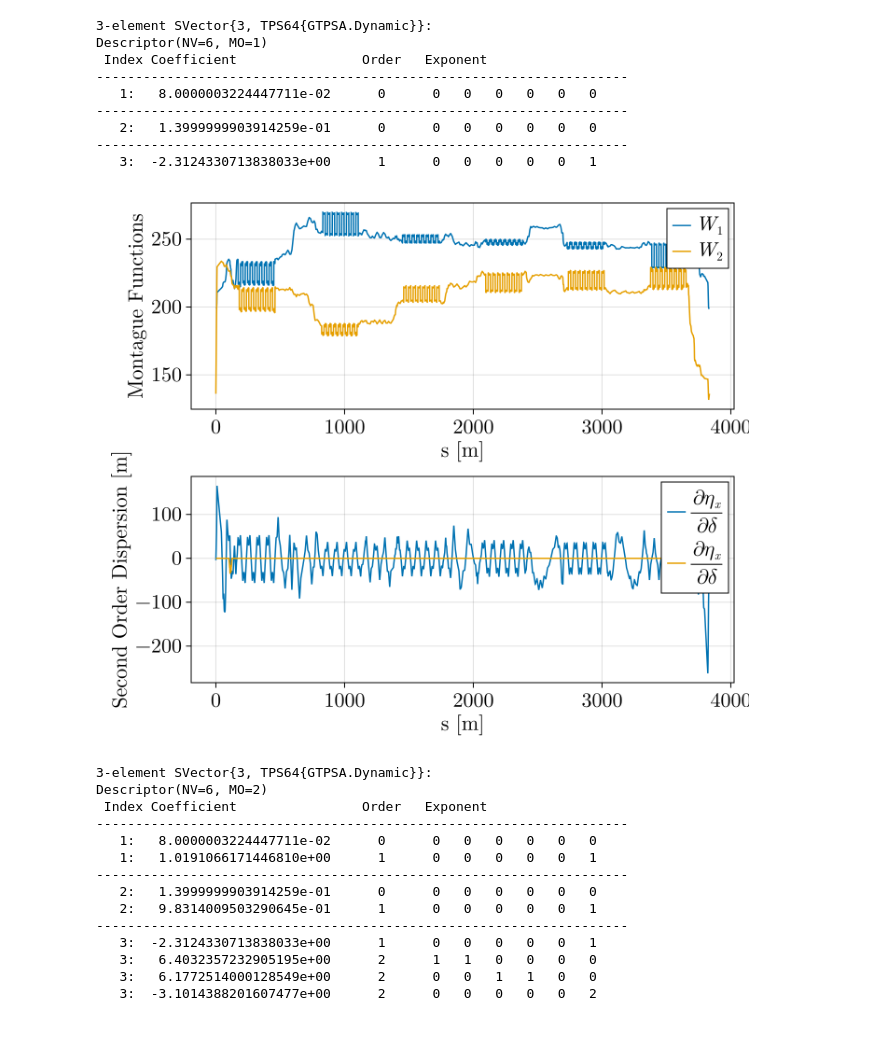
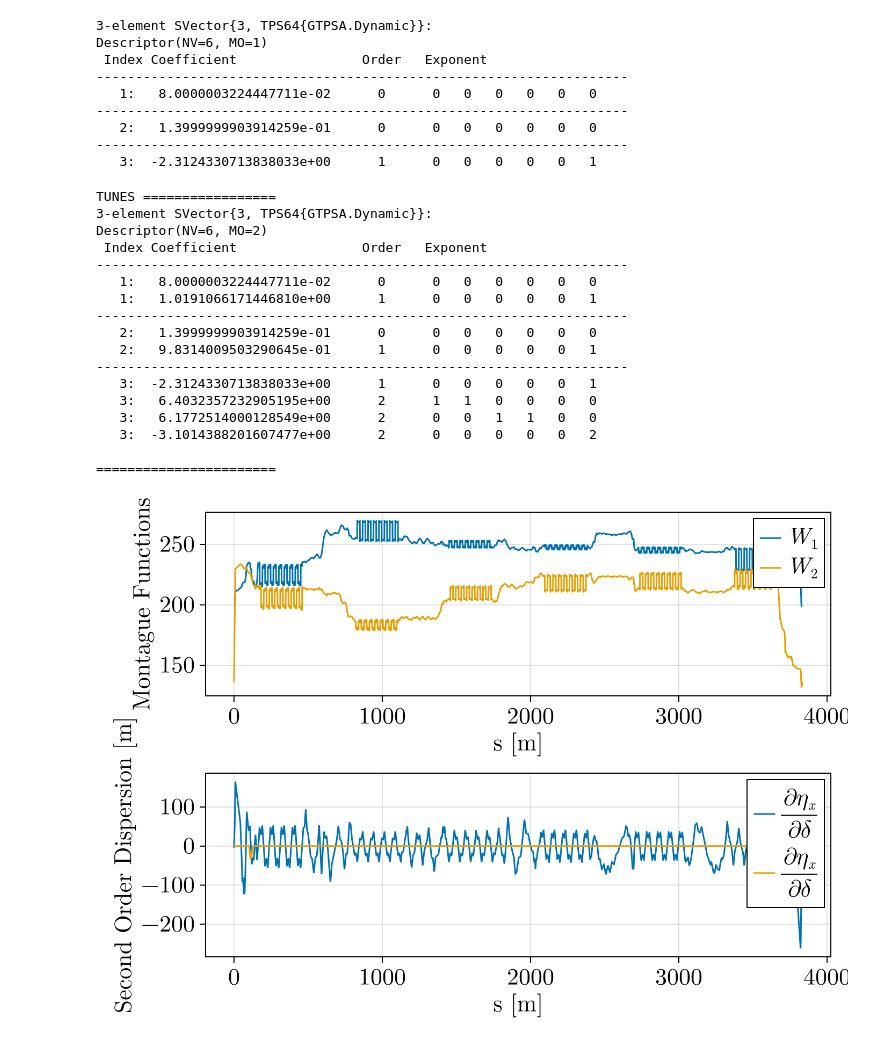
Before and after one commit to bmad-sim/SciBmad.jl, a Jupyter notebook: examples/esr-dynamic-aperture/esr-da.ipynb, the cells around one changed output. Drawn from its saved outputs; the diff is of its cells as text; code cells hidden in the pictures.

```diff
--- a/examples/esr-dynamic-aperture/esr-da.ipynb
+++ b/examples/esr-dynamic-aperture/esr-da.ipynb
@@ -18,7 +18,7 @@ eta_1 = map(x->x[6], t.orbit_x)
 eta_2 = map(x->x[6], t.orbit_y)
 
 # Plot the betas, dispersion, orbit:
-f = Figure(fontsize=22, size=(700,3*300));
+f = Figure(fontsize=22, size=(700,3*250));
 ax1 = Axis(f[1, 1], xlabel="s [m]", ylabel="Beta Function [m]");
 ax2 = Axis(f[2, 1], xlabel="s [m]", ylabel="Dispersion [m]");
 ax3 = Axis(f[3, 1], xlabel="s [m]", ylabel="Orbit [mm]");
@@ -54,54 +54,56 @@ Descriptor(NV=6, MO=1)
 function plot_2nd_order(ring)
     # Second order
     tw2 = twiss(ring; GTPSA_descriptor=Descriptor(6, 2)) #, at=filter(x->x.kind=="Marker", ring.line))
+    println("TUNES =================")
+    println(tw2.tunes)
+    println("=======================")
     t2 = tw2.table
 
     deta_ddelta_x = map(x->x[[0,0,0,0,0,2]], t2.orbit_x)
     deta_ddelta_y = map(x->x[[0,0,0,0,0,2]], t2.orbit_y)
     beta_1 = scalar.(t2.beta_1)
     beta_2 = scalar.(t2.beta_2)
     dbeta_ddelta_1 = map(x->x[[0,0,0,0,0,1]], t2.beta_1)
     dbeta_ddelta_2 = map(x->x[[0,0,0,0,0,1]], t2.beta_2)
     alpha_1 = scalar.(t2.alpha_1)
     alpha_2 = scalar.(t2.alpha_2)
     dalpha_ddelta_1 = map(x->x[[0,0,0,0,0,1]], t2.alpha_1)
     dalpha_ddelta_2 = map(x->x[[0,0,0,0,0,1]], t2.alpha_2)
     W_1 = @. sqrt((dalpha_ddelta_1-alpha_1/beta_1*dbeta_ddelta_1)^2 + (dbeta_ddelta_1/beta_1)^2)
     W_2 = @. sqrt((dalpha_ddelta_2-alpha_2/beta_2*dbeta_ddelta_2)^2 + (dbeta_ddelta_2/beta_2)^2)
 
     # Plot these guys
-    f = Figure(fontsize=22, size=(700,2*300));
+    f = Figure(fontsize=22, size=(700,2*250));
     ax1 = Axis(f[1, 1], xlabel="s [m]", ylabel="Montague Functions");
     ax2 = Axis(f[2, 1], xlabel="s [m]", ylabel="Second Order Dispersion [m]");
 
     lines!(ax1, t2.s, W_1, label=L"W_1");
     lines!(ax1, t2.s, W_2, label=L"W_2");
     lines!(ax2, t2.s, deta_ddelta_x, label=L"\frac{\partial\eta_x}{\partial\delta}");
     lines!(ax2, t2.s, deta_ddelta_y, label=L"\frac{\partial\eta_x}{\partial\delta}");
 
     axislegend(ax1, position=:rt);
     axislegend(ax2, position=:rt);
     axislegend(ax3, position=:rt);
     return f
 end
 display(plot_2nd_order(ring));
 # %% [output]
+TUNES =================
+3-element SVector{3, TPS64{GTPSA.Dynamic}}:
+Descriptor(NV=6, MO=2)
+ Index Coefficient                Order   Exponent
+--------------------------------------------------------------------
+   1:   8.0000003224447711e-02      0      0   0   0   0   0   0
+   1:   1.0191066171446810e+00      1      0   0   0   0   0   1
+--------------------------------------------------------------------
+   2:   1.3999999903914259e-01      0      0   0   0   0   0   0
+   2:   9.8314009503290645e-01      1      0   0   0   0   0   1
+--------------------------------------------------------------------
+   3:  -2.3124330713838033e+00      1      0   0   0   0   0   1
+   3:   6.4032357232905195e+00      2      1   1   0   0   0   0
+   3:   6.1772514000128549e+00      2      0   0   1   1   0   0
+   3:  -3.1014388201607477e+00      2      0   0   0   0   0   2
+
+=======================
-[figure, old version]
+[figure, new version]
-# %%
-# ADTs (chromaticities)
-tw2.tunes
-# %% [output]
-3-element SVector{3, TPS64{GTPSA.Dynamic}}:
-Descriptor(NV=6, MO=2)
- Index Coefficient                Order   Exponent
---------------------------------------------------------------------
-   1:   8.0000003224447711e-02      0      0   0   0   0   0   0
-   1:   1.0191066171446810e+00      1      0   0   0   0   0   1
---------------------------------------------------------------------
-   2:   1.3999999903914259e-01      0      0   0   0   0   0   0
-   2:   9.8314009503290645e-01      1      0   0   0   0   0   1
---------------------------------------------------------------------
-   3:  -2.3124330713838033e+00      1      0   0   0   0   0   1
-   3:   6.4032357232905195e+00      2      1   1   0   0   0   0
-   3:   6.1772514000128549e+00      2      0   0   1   1   0   0
-   3:  -3.1014388201607477e+00      2      0   0   0   0   0   2
```
Also changed, not shown: parts of 19 cells of this notebook, 4 other files.
